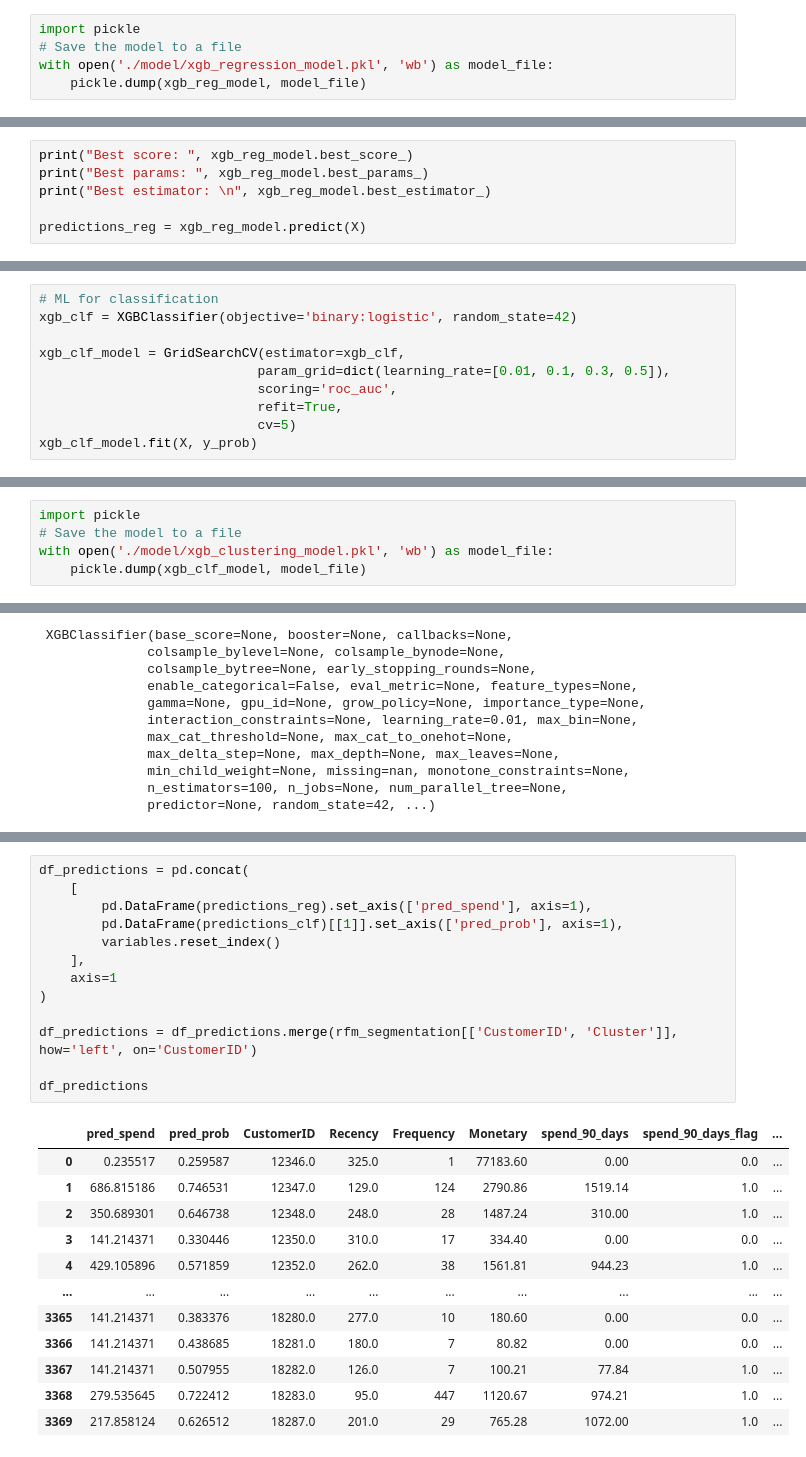
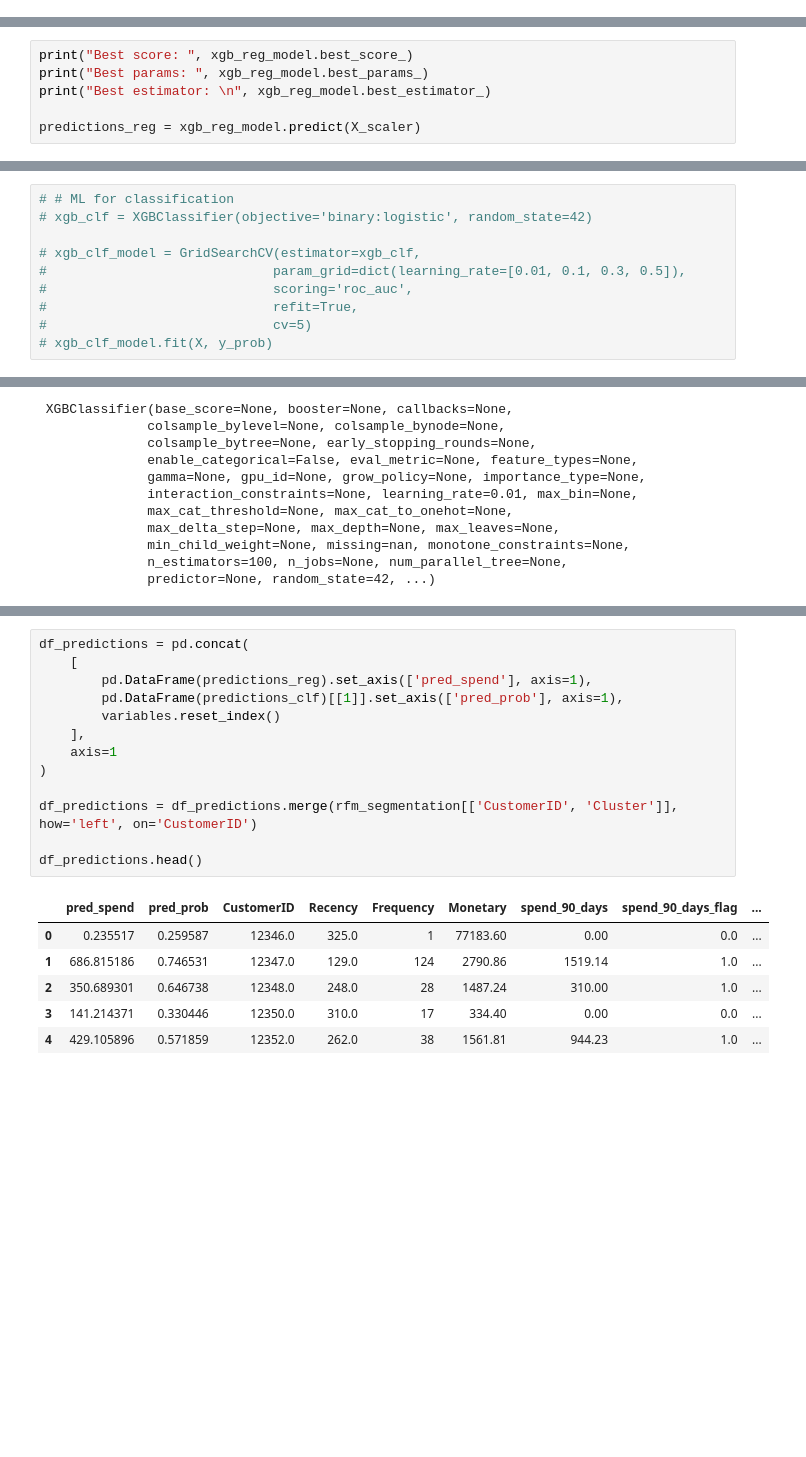
Before and after one commit to bahategar/Online-retail, a Jupyter notebook: Customer-potential.ipynb, the cells around one changed output, grey strips where cells are left out. Drawn from its saved outputs; the diff is of its cells as text; blank space fills up the shorter version.

```diff
--- a/Customer-potential.ipynb
+++ b/Customer-potential.ipynb
@@ -204,5 +171,0 @@ GridSearchCV(cv=5,
-# %%
-import pickle
-# Save the model to a file
-with open('./model/xgb_regression_model.pkl', 'wb') as model_file:
-    pickle.dump(xgb_reg_model, model_file)
@@ -237,7 +237,7 @@ print("Best score: ", xgb_reg_model.best_score_)
 print("Best params: ", xgb_reg_model.best_params_)
 print("Best estimator: \n", xgb_reg_model.best_estimator_)
 
-predictions_reg = xgb_reg_model.predict(X)
+predictions_reg = xgb_reg_model.predict(X_scaler)
 # %% [output]
 Best score:  -694.9221513347198
 Best params:  {'learning_rate': 0.01}
@@ -254,12 +254,12 @@ Best estimator:
              n_estimators=100, n_jobs=None, num_parallel_tree=None,
              predictor=None, random_state=42, ...)
 # %%
-# ML for classification
-xgb_clf = XGBClassifier(objective='binary:logistic', random_state=42)
+# # ML for classification
+# xgb_clf = XGBClassifier(objective='binary:logistic', random_state=42)
 
-xgb_clf_model = GridSearchCV(estimator=xgb_clf,
-                            param_grid=dict(learning_rate=[0.01, 0.1, 0.3, 0.5]),
-                            scoring='roc_auc',
-                            refit=True,
-                            cv=5)
-xgb_clf_model.fit(X, y_prob)
+# xgb_clf_model = GridSearchCV(estimator=xgb_clf,
+#                             param_grid=dict(learning_rate=[0.01, 0.1, 0.3, 0.5]),
+#                             scoring='roc_auc',
+#                             refit=True,
+#                             cv=5)
+# xgb_clf_model.fit(X, y_prob)
@@ -284,5 +265,0 @@ GridSearchCV(cv=5,
-# %%
-import pickle
-# Save the model to a file
-with open('./model/xgb_clustering_model.pkl', 'wb') as model_file:
-    pickle.dump(xgb_clf_model, model_file)
@@ -438,26 +397,20 @@ df_predictions
 # %%
 df_predictions = pd.concat(
     [
         pd.DataFrame(predictions_reg).set_axis(['pred_spend'], axis=1),
         pd.DataFrame(predictions_clf)[[1]].set_axis(['pred_prob'], axis=1),
         variables.reset_index()
     ],
     axis=1
 )
 
 df_predictions = df_predictions.merge(rfm_segmentation[['CustomerID', 'Cluster']], how='left', on='CustomerID')
 
-df_predictions
+df_predictions.head()
 # %% [output]
 |  | pred_spend | pred_prob | CustomerID | Recency | Frequency | Monetary | spend_90_days | spend_90_days_flag | ... |
 | 0 | 0.235517 | 0.259587 | 12346.0 | 325.0 | 1 | 77183.60 | 0.00 | 0.0 | ... |
 | 1 | 686.815186 | 0.746531 | 12347.0 | 129.0 | 124 | 2790.86 | 1519.14 | 1.0 | ... |
 | 2 | 350.689301 | 0.646738 | 12348.0 | 248.0 | 28 | 1487.24 | 310.00 | 1.0 | ... |
 | 3 | 141.214371 | 0.330446 | 12350.0 | 310.0 | 17 | 334.40 | 0.00 | 0.0 | ... |
 | 4 | 429.105896 | 0.571859 | 12352.0 | 262.0 | 38 | 1561.81 | 944.23 | 1.0 | ... |
-| ... | ... | ... | ... | ... | ... | ... | ... | ... | ... |
-| 3365 | 141.214371 | 0.383376 | 18280.0 | 277.0 | 10 | 180.60 | 0.00 | 0.0 | ... |
-| 3366 | 141.214371 | 0.438685 | 18281.0 | 180.0 | 7 | 80.82 | 0.00 | 0.0 | ... |
-| 3367 | 141.214371 | 0.507955 | 18282.0 | 126.0 | 7 | 100.21 | 77.84 | 1.0 | ... |
-| 3368 | 279.535645 | 0.722412 | 18283.0 | 95.0 | 447 | 1120.67 | 974.21 | 1.0 | ... |
-| 3369 | 217.858124 | 0.626512 | 18287.0 | 201.0 | 29 | 765.28 | 1072.00 | 1.0 | ... |
```
Also changed, not shown: parts of 29 cells of this notebook, 10 other files.
